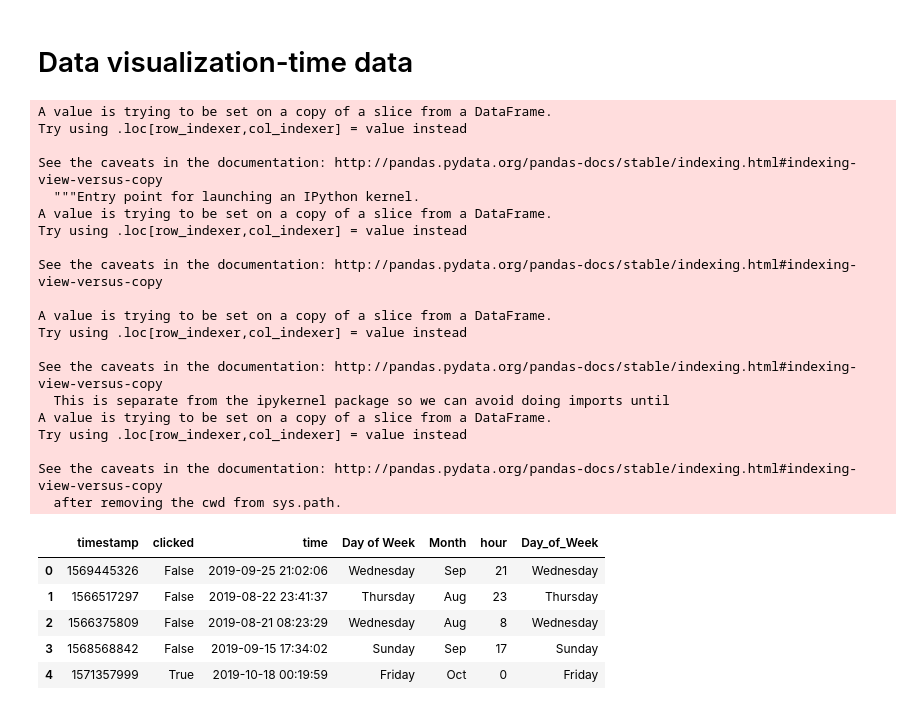
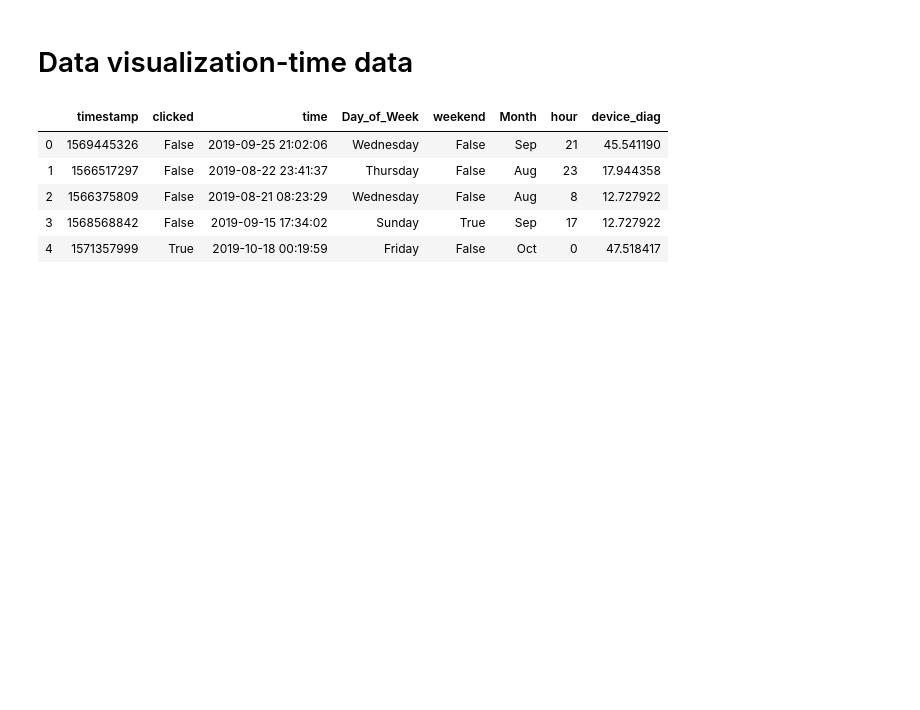
Before and after one commit to ayeletdabush/datascience, a Jupyter notebook: Untitled.ipynb, the cells around one changed output. Cells and saved outputs as stored; diff of their text form; code cells hidden in the pictures; blank space fills up the shorter version.

```diff
--- a/Untitled.ipynb
+++ b/Untitled.ipynb
@@ -247,39 +266,19 @@ dtype: int64
 # %% [markdown]
 # Data visualization-time data
 # %%
-df_train_time['time'] = pd.to_datetime(df_train_time['timestamp'], unit='s')
-df_train_time['Day_of_Week'] = df_train_time['time'].dt.weekday_name
+df_train_time.loc[:,'time'] = pd.to_datetime(df_train_time['timestamp'], unit='s')
+df_train_time.loc[:,'Day_of_Week'] = df_train_time['time'].dt.weekday_name
 
 # note monday == 0
-df_train_time['weekend'] = df_train_time['time'].dt.dayofweek > 4
+df_train_time.loc[:,'weekend'] = df_train_time['time'].dt.dayofweek > 4
 
-df_train_time['Month'] = df_train_time['time'].dt.month_name().str[:3]
-df_train_time['hour'] = df_train_time['time'].dt.hour
+df_train_time.loc[:,'Month'] = df_train_time['time'].dt.month_name().str[:3]
+df_train_time.loc[:,'hour'] = df_train_time['time'].dt.hour
 df_train_time.head()
 # %% [output]
-A value is trying to be set on a copy of a slice from a DataFrame.
-Try using .loc[row_indexer,col_indexer] = value instead
-
-See the caveats in the documentation: http://pandas.pydata.org/pandas-docs/stable/indexing.html#indexing-view-versus-copy
-  """Entry point for launching an IPython kernel.
-A value is trying to be set on a copy of a slice from a DataFrame.
-Try using .loc[row_indexer,col_indexer] = value instead
-
-See the caveats in the documentation: http://pandas.pydata.org/pandas-docs/stable/indexing.html#indexing-view-versus-copy
-
-A value is trying to be set on a copy of a slice from a DataFrame.
-Try using .loc[row_indexer,col_indexer] = value instead
-
-See the caveats in the documentation: http://pandas.pydata.org/pandas-docs/stable/indexing.html#indexing-view-versus-copy
-  This is separate from the ipykernel package so we can avoid doing imports until
-A value is trying to be set on a copy of a slice from a DataFrame.
-Try using .loc[row_indexer,col_indexer] = value instead
-
-See the caveats in the documentation: http://pandas.pydata.org/pandas-docs/stable/indexing.html#indexing-view-versus-copy
-  after removing the cwd from sys.path.
-|  | timestamp | clicked | time | Day of Week | Month | hour | Day_of_Week |
-| 0 | 1569445326 | False | 2019-09-25 21:02:06 | Wednesday | Sep | 21 | Wednesday |
-| 1 | 1566517297 | False | 2019-08-22 23:41:37 | Thursday | Aug | 23 | Thursday |
-| 2 | 1566375809 | False | 2019-08-21 08:23:29 | Wednesday | Aug | 8 | Wednesday |
-| 3 | 1568568842 | False | 2019-09-15 17:34:02 | Sunday | Sep | 17 | Sunday |
-| 4 | 1571357999 | True | 2019-10-18 00:19:59 | Friday | Oct | 0 | Friday |
+|  | timestamp | clicked | time | Day_of_Week | weekend | Month | hour | device_diag |
+| 0 | 1569445326 | False | 2019-09-25 21:02:06 | Wednesday | False | Sep | 21 | 45.541190 |
+| 1 | 1566517297 | False | 2019-08-22 23:41:37 | Thursday | False | Aug | 23 | 17.944358 |
+| 2 | 1566375809 | False | 2019-08-21 08:23:29 | Wednesday | False | Aug | 8 | 12.727922 |
+| 3 | 1568568842 | False | 2019-09-15 17:34:02 | Sunday | True | Sep | 17 | 12.727922 |
+| 4 | 1571357999 | True | 2019-10-18 00:19:59 | Friday | False | Oct | 0 | 47.518417 |
```
Also changed, not shown: parts of 28 cells of this notebook.
